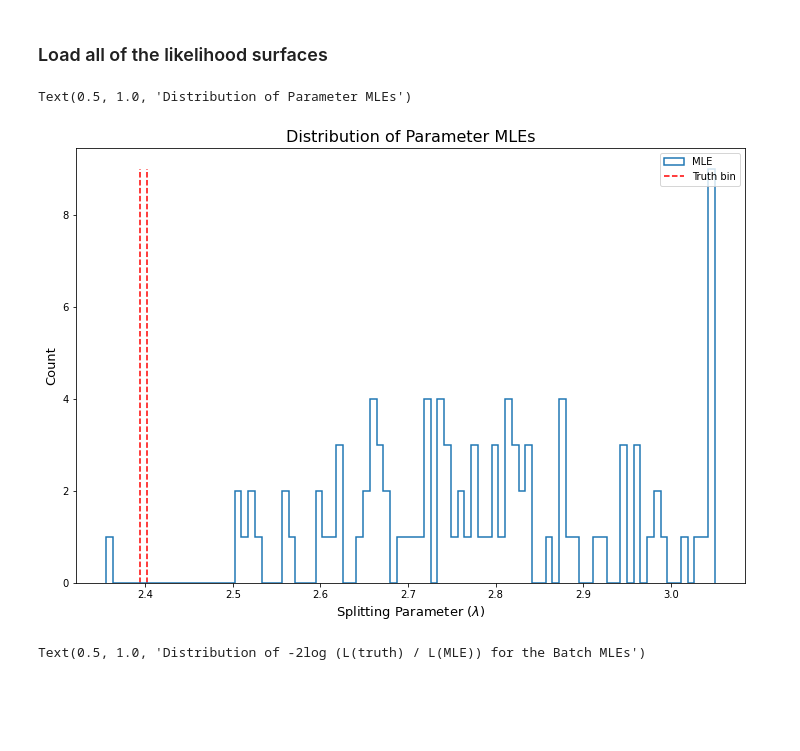
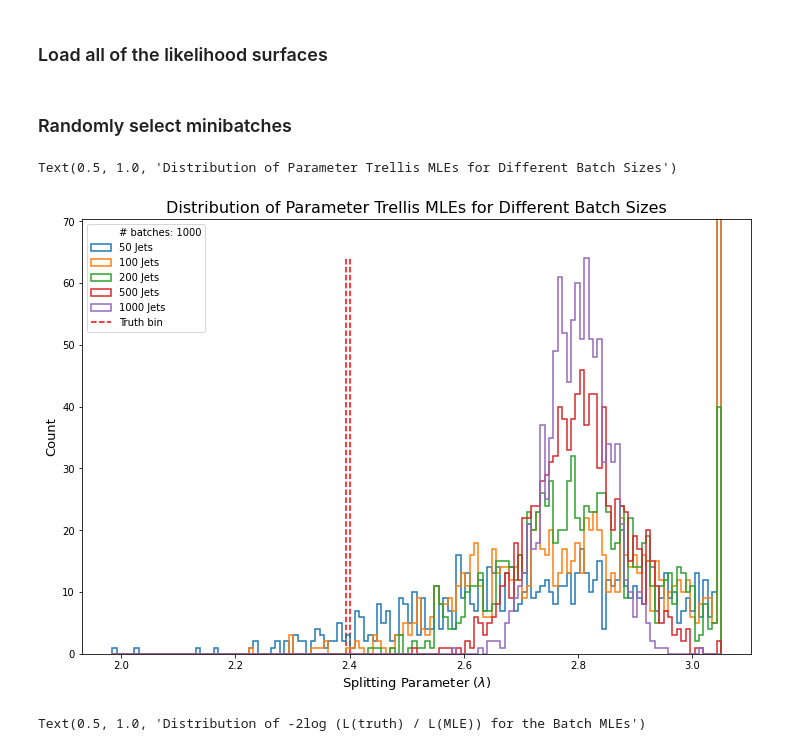
Before and after one commit to mdkdrnevich/ginkgo-inference, a Jupyter notebook: fit_results_1D.ipynb, the cells around one changed output. Drawn from its saved outputs; the diff is of its cells as text; code cells hidden in the pictures; blank space fills up the shorter version.

```diff
--- a/fit_results_1D.ipynb
+++ b/fit_results_1D.ipynb
@@ -136,4 +136,6 @@ if lambda_truth == 2.4 and pt_cut_truth == 30.0 and Njets == 10000:
     arr = np.arange(likelihood_surface_array.shape[0])
     good_indices = arr[arr != 2942]
     likelihood_surface_array = likelihood_surface_array[good_indices]
+# %% [markdown]
+### Randomly select minibatches
 # %%
@@ -163,39 +177,49 @@ chi2_dist = np.array(chi2_dist)
 # %%
-lambda_min_bin = 0
+lambda_min_bin = len(lambda_vals)
 lambda_max_bin = 0
 
-for ix, x in enumerate(lambda_vals == np.min(lambda_dist[lambda_dist != None])):
-    if x.item() is True:
-        lambda_min_bin = ix
-        break
+for i in range(len(batch_sizes)):
+    for ix, x in enumerate(lambda_vals == np.min(lambda_dists[i][lambda_dists[i] != None])):
+        if x.item() is True:
+            lambda_min_bin = min(ix, lambda_min_bin)
+            break
 
-for ix, x in enumerate(lambda_vals == np.max(lambda_dist[lambda_dist != None])):
-    if x.item() is True:
-        lambda_max_bin = ix
-        break
+    for ix, x in enumerate(lambda_vals == np.max(lambda_dists[i][lambda_dists[i] != None])):
+        if x.item() is True:
+            lambda_max_bin = max(ix, lambda_max_bin)
+            break
 
 lambda_hist_bins = lambda_vals[lambda_min_bin:lambda_max_bin+2]
 # %%
 fig, ax1 = plt.subplots(nrows=1, ncols=1)
 fig.set_size_inches(12,8)
 
-hist1 = ax1.hist(lambda_dist[lambda_dist != None],
-                 bins=lambda_hist_bins,
-                 histtype="step", linewidth=1.5, label="MLE")
+ymax = 0
 
-ax1.vlines(lambda_vals[truth_bin], ymin=0, ymax=np.max(hist1[0]), colors="red", linestyle="dashed",
+for i in range(len(batch_sizes)):
+    hist1 = ax1.hist(lambda_dists[i][lambda_dists[i] != None],
+                     bins=lambda_hist_bins,
+                     histtype="step", linewidth=1.5, label="{} Jets".format(batch_sizes[i]))
+    ymax = max(ymax, np.max(hist1[0][:-1]))
+
+
+ax1.vlines(lambda_vals[truth_bin], ymin=0, ymax=ymax, colors="red", linestyle="dashed",
            linewidth=1.5, label="Truth bin")
-ax1.vlines(lambda_vals[truth_bin+1], ymin=0, ymax=np.max(hist1[0]), colors="red", linestyle="dashed", linewidth=1.5)
+ax1.vlines(lambda_vals[truth_bin+1], ymin=0, ymax=ymax, colors="red", linestyle="dashed", linewidth=1.5)
+ax1.plot([], [], ' ', label="# batches: {}".format(nbatches))
+#ax1.plot([], [], ' ', label="batch size: {}".format(batch_size))
 
-ax1.legend()
+ax1.legend(loc="upper left")
+
+ax1.set_ylim([0, ymax*1.1])
 
 ax1.set_xlabel("Splitting Parameter ($\lambda$)", size=13)
 ax1.set_ylabel("Count", size=13)
-ax1.set_title("Distribution of Parameter MLEs", size=16)
+ax1.set_title("Distribution of Parameter Trellis MLEs for Different Batch Sizes", size=16)
 #ax1.set_title("Distribution of Jet Likelihoods", size=15)
 # %% [output]
-Text(0.5, 1.0, 'Distribution of Parameter MLEs')
+Text(0.5, 1.0, 'Distribution of Parameter Trellis MLEs for Different Batch Sizes')
-[figure, old version]
+[figure, new version]
 # %%
 fig, ax1 = plt.subplots(nrows=1, ncols=1)
 fig.set_size_inches(12,8)
```
Also changed, not shown: parts of 17 cells of this notebook.
